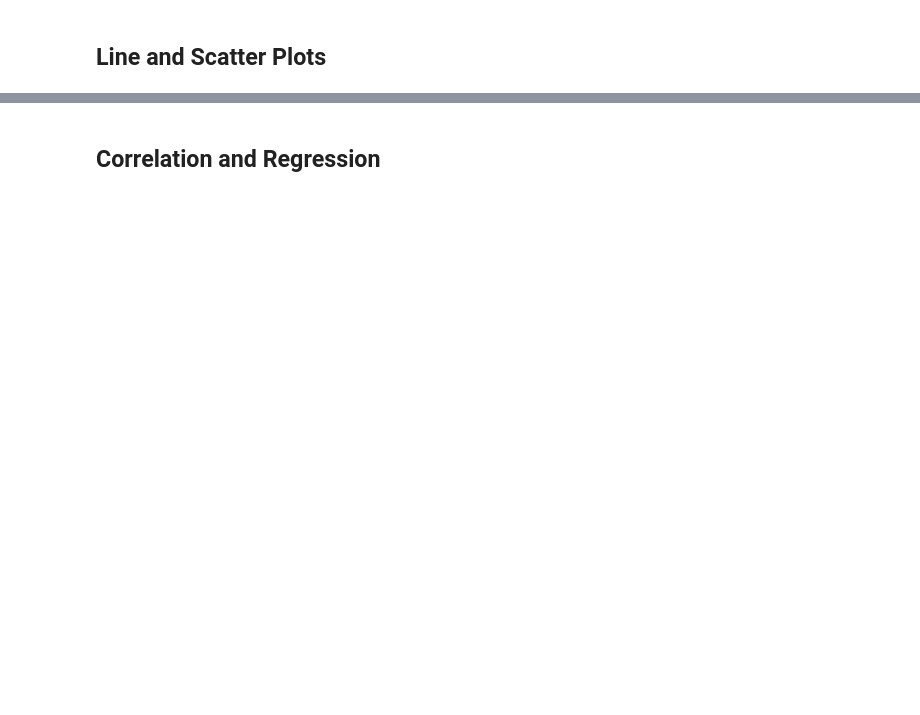
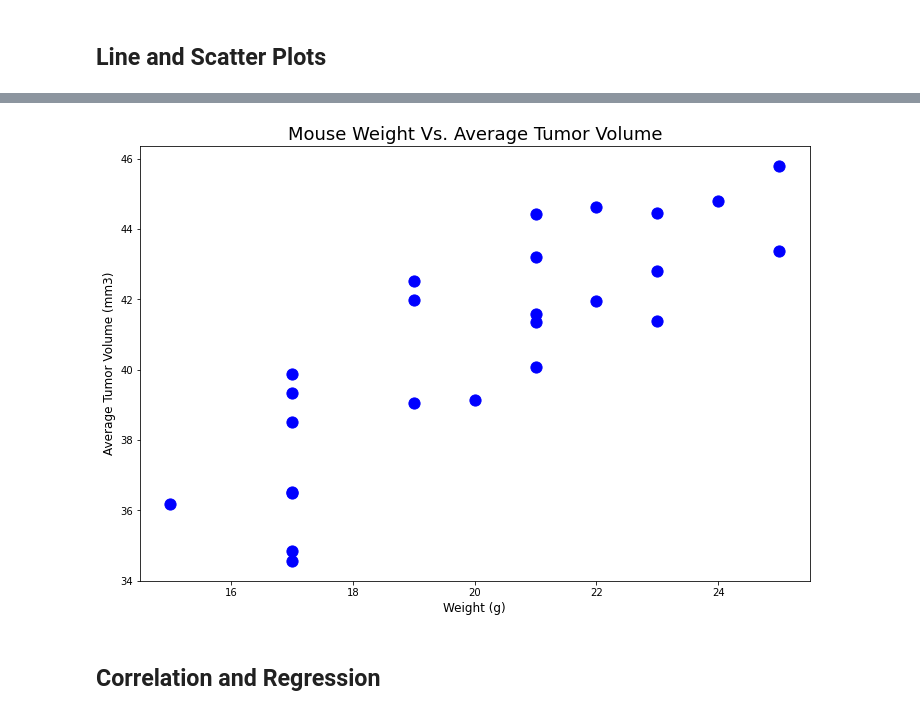
Before and after one commit to rclassit/Matplotlib---Challenge, a Jupyter notebook: pymaceuticals/Pymaceuticals/pymaceuticals_starter.ipynb, the cells around one changed output, grey strips where cells are left out. Saved outputs shown, nothing was run; the diff lists cells and outputs as text; code cells hidden in the pictures; blank space fills up the shorter version.

```diff
--- a/pymaceuticals/Pymaceuticals/pymaceuticals_starter.ipynb
+++ b/pymaceuticals/Pymaceuticals/pymaceuticals_starter.ipynb
@@ -259,2 +327,19 @@ Capomulin_merge.head()
+# %%
+# Generate a scatter plot of average tumor volume vs. mouse weight for the Capomulin regimen
+
+#plotting
+fig1, ax1 = plt.subplots(figsize=(12,8))
+avg_tumvolume = Capomulin_df.groupby(['Mouse ID']).mean()
+
+marker_size= 12
+plt.scatter(avg_tumvolume['Weight (g)'],avg_tumvolume['Tumor Volume (mm3)'], s = 125,color="blue")
+plt.title("Mouse Weight Vs. Average Tumor Volume", Fontsize = 18)
+plt.xlabel("Weight (g)", fontsize = 12)
+plt.ylabel("Average Tumor Volume (mm3)", fontsize =12)
+
+plt.savefig("../Images/scatterplot.png")
+plt.show()
+# %% [output]
+[figure, added]
 # %% [markdown]
 ## Correlation and Regression
```
Also changed, not shown: parts of 11 cells of this notebook, 5 other files.
